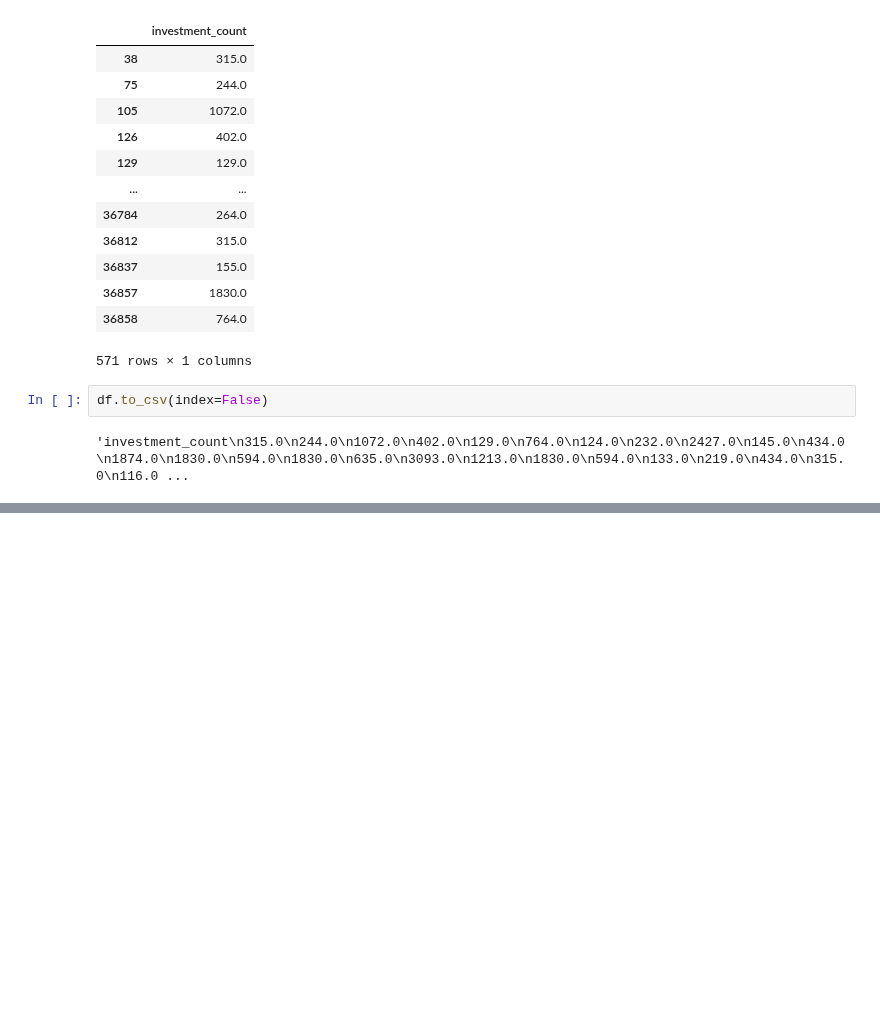
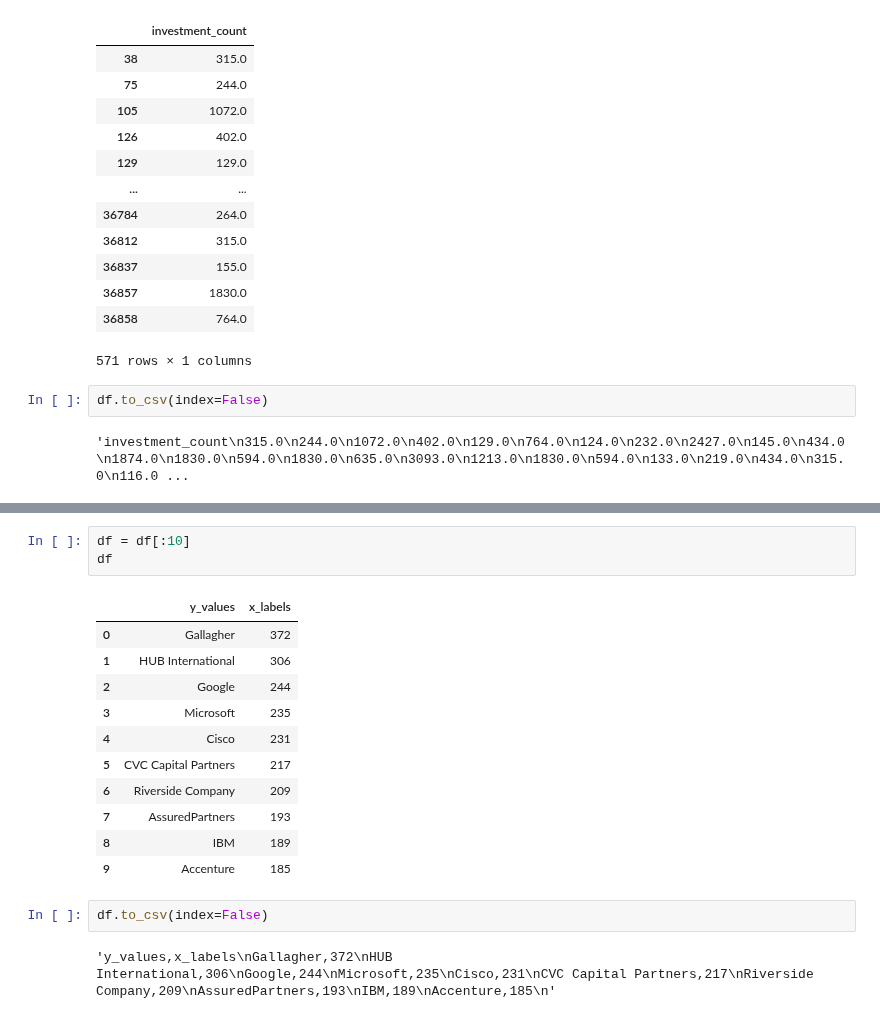
Before and after one commit to StardustLID/TEMG4952A-TEAM-5, a Jupyter notebook: backend/csv_helper.ipynb, the cells around one changed output, grey strips where cells are left out. Drawn from its saved outputs; the diff is of its cells as text; blank space fills up the shorter version.

```diff
--- a/backend/csv_helper.ipynb
+++ b/backend/csv_helper.ipynb
@@ -654,0 +710,19 @@ df.to_csv(index=False)
+# %%
+df = df[:10]
+df
+# %% [output]
+|  | y_values | x_labels |
+| 0 | Gallagher | 372 |
+| 1 | HUB International | 306 |
+| 2 | Google | 244 |
+| 3 | Microsoft | 235 |
+| 4 | Cisco | 231 |
+| 5 | CVC Capital Partners | 217 |
+| 6 | Riverside Company | 209 |
+| 7 | AssuredPartners | 193 |
+| 8 | IBM | 189 |
+| 9 | Accenture | 185 |
+# %%
+df.to_csv(index=False)
+# %% [output]
+'y_values,x_labels\nGallagher,372\nHUB International,306\nGoogle,244\nMicrosoft,235\nCisco,231\nCVC Capital Partners,217\nRiverside Company,209\nAssuredPartners,193\nIBM,189\nAccenture,185\n'
```
Also changed, not shown: parts of 4 cells of this notebook, 2 other files.
